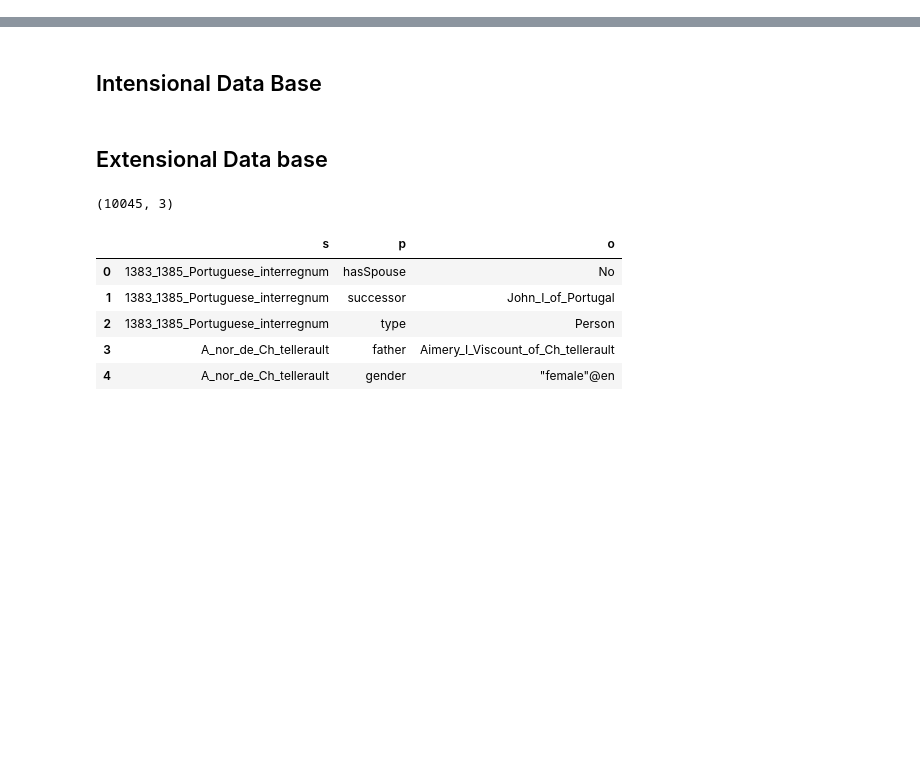
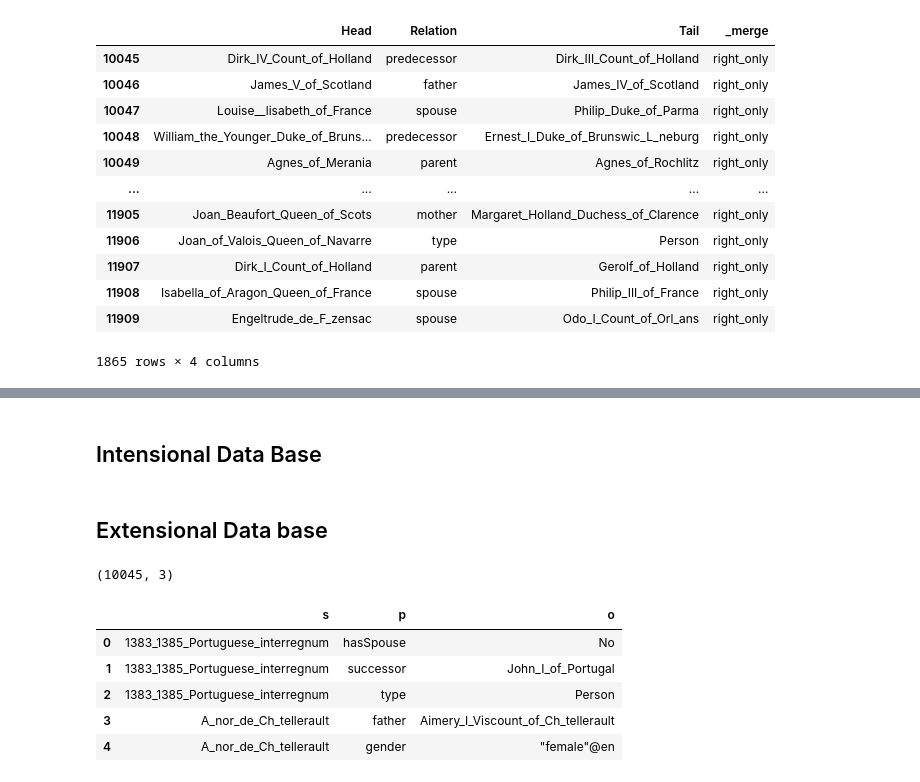
Before and after one commit to SDM-TIB/SPARKLE, a Jupyter notebook: SymbolicSystem/AMIE_Datalog.ipynb, the cells around one changed output, grey strips where cells are left out. Drawn from its saved outputs; the diff is of its cells as text; code cells hidden in the pictures; blank space fills up the shorter version.

```diff
--- a/SymbolicSystem/AMIE_Datalog.ipynb
+++ b/SymbolicSystem/AMIE_Datalog.ipynb
@@ -6,0 +41,17 @@ from pyDatalog.pyDatalog import assert_fact, load, ask
+# %%
+df = data_git.merge(training, how='outer', indicator=True).loc[lambda x: x['_merge'] == 'right_only'] #'left_only' 'right_only'
+df
+# %% [output]
+|  | Head | Relation | Tail | _merge |
+| 10045 | Dirk_IV_Count_of_Holland | predecessor | Dirk_III_Count_of_Holland | right_only |
+| 10046 | James_V_of_Scotland | father | James_IV_of_Scotland | right_only |
+| 10047 | Louise__lisabeth_of_France | spouse | Philip_Duke_of_Parma | right_only |
+| 10048 | William_the_Younger_Duke_of_Bruns... | predecessor | Ernest_I_Duke_of_Brunswic_L_neburg | right_only |
+| 10049 | Agnes_of_Merania | parent | Agnes_of_Rochlitz | right_only |
+| ... | ... | ... | ... | ... |
+| 11905 | Joan_Beaufort_Queen_of_Scots | mother | Margaret_Holland_Duchess_of_Clarence | right_only |
+| 11906 | Joan_of_Valois_Queen_of_Navarre | type | Person | right_only |
+| 11907 | Dirk_I_Count_of_Holland | parent | Gerolf_of_Holland | right_only |
+| 11908 | Isabella_of_Aragon_Queen_of_France | spouse | Philip_III_of_France | right_only |
+| 11909 | Engeltrude_de_F_zensac | spouse | Odo_I_Count_of_Orl_ans | right_only |
+1865 rows × 4 columns
```
Also changed, not shown: parts of 26 cells of this notebook.
